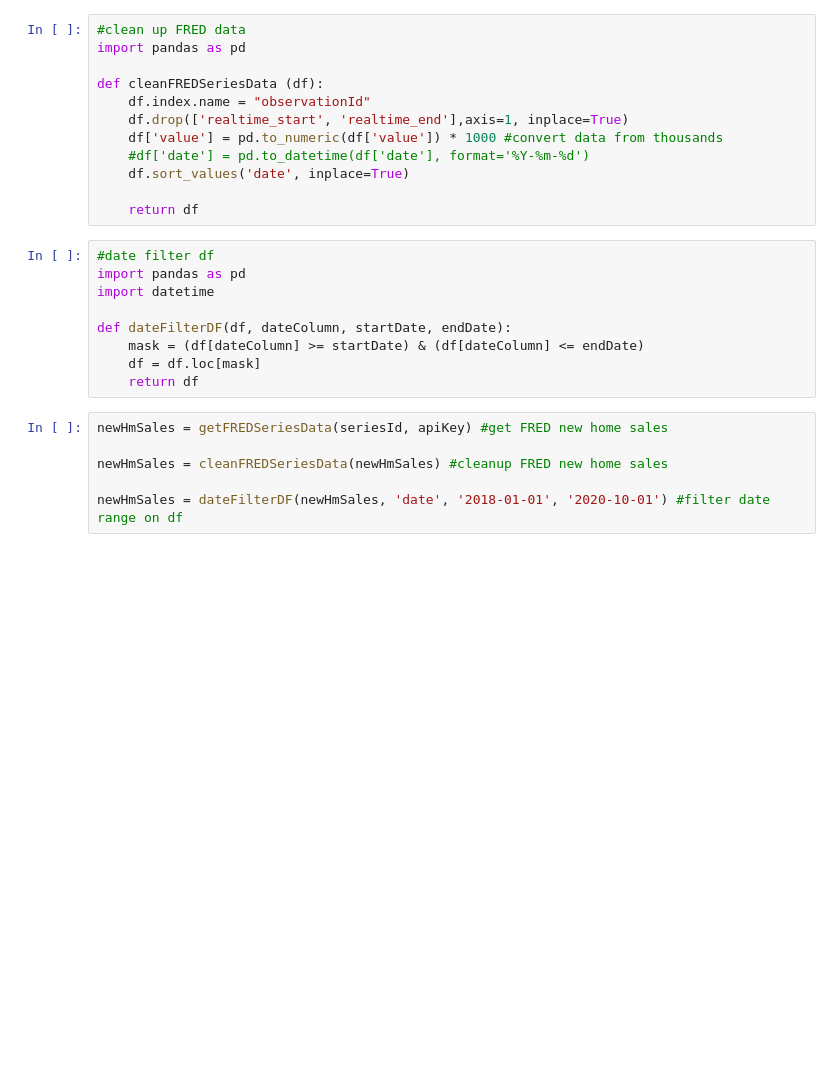
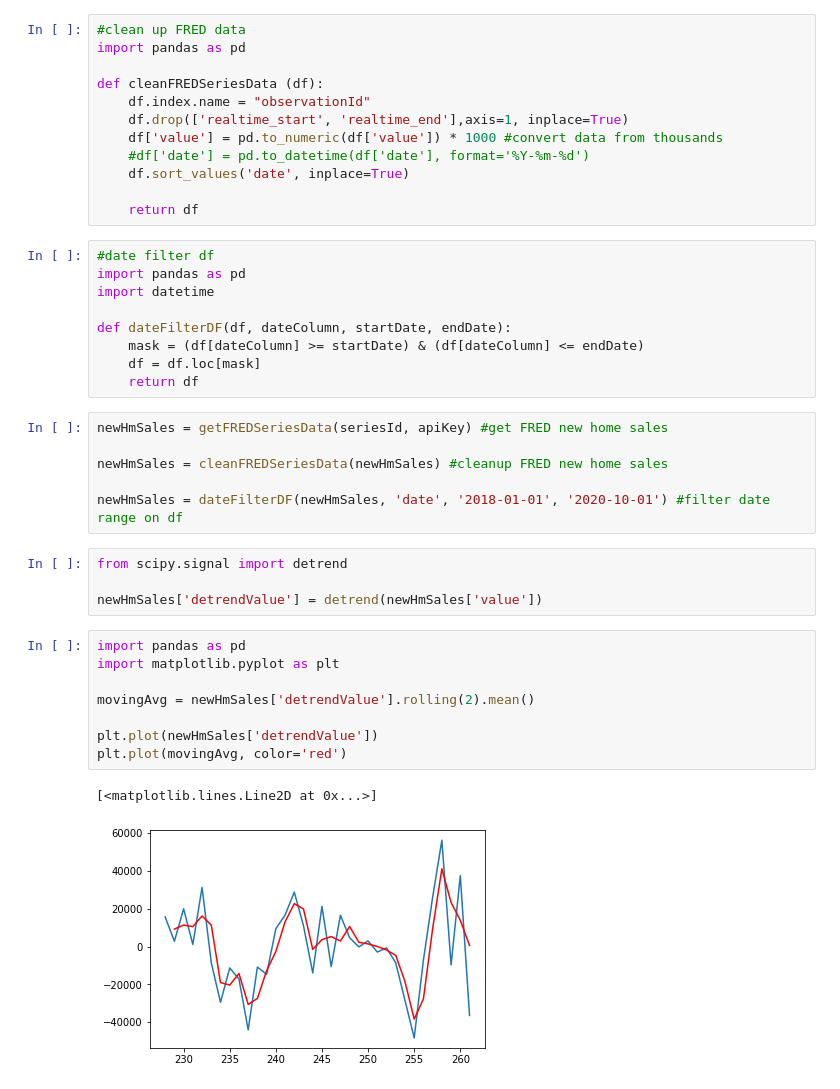
Before and after one commit to rock4777/FREDMacroHomeTrends, a Jupyter notebook: FRED New Homes Trend.ipynb, the cells around one changed output. Cells and saved outputs as stored; diff of their text form; blank space fills up the shorter version.

Commit message:
Add basic moving trend calc

```diff
--- a/FRED New Homes Trend.ipynb
+++ b/FRED New Homes Trend.ipynb
@@ -43,3 +43,18 @@ newHmSales = getFREDSeriesData(seriesId, apiKey) #get FRED new home sales
 newHmSales = cleanFREDSeriesData(newHmSales) #cleanup FRED new home sales
 
 newHmSales = dateFilterDF(newHmSales, 'date', '2018-01-01', '2020-10-01') #filter date range on df
+# %%
+from scipy.signal import detrend
+
+newHmSales['detrendValue'] = detrend(newHmSales['value'])
+# %%
+import pandas as pd
+import matplotlib.pyplot as plt
+
+movingAvg = newHmSales['detrendValue'].rolling(2).mean()
+
+plt.plot(newHmSales['detrendValue'])
+plt.plot(movingAvg, color='red')
+# %% [output]
+[<matplotlib.lines.Line2D at 0x...>]
+[figure, added]
```
